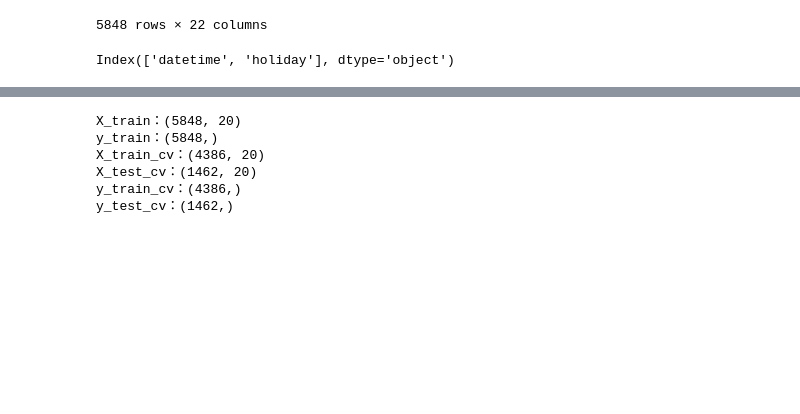
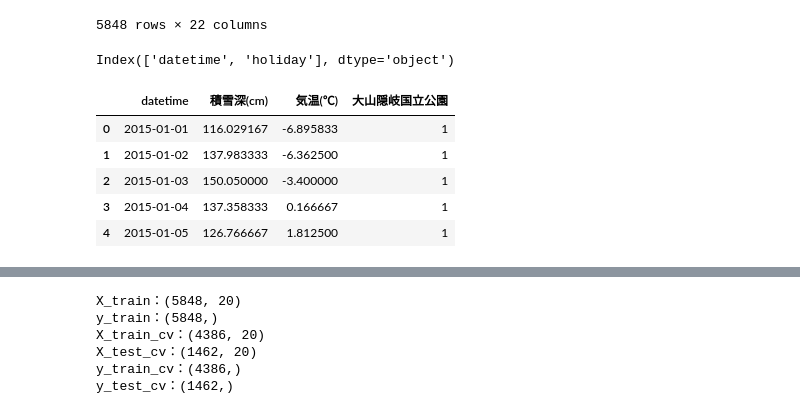
Before and after one commit to TaigoKuriyama/national_park_prediction, a Jupyter notebook: notebook/preprocess.ipynb, the cells around one changed output, grey strips where cells are left out. Saved outputs shown, nothing was run; the diff lists cells and outputs as text; code cells hidden in the pictures; blank space fills up the shorter version.

```diff
--- a/notebook/preprocess.ipynb
+++ b/notebook/preprocess.ipynb
@@ -112,6 +108,23 @@ df_holiday['datetime'] = pd.to_datetime(df_holiday['datetime'])
 df_holiday.columns
 # %% [output]
 Index(['datetime', 'holiday'], dtype='object')
+# %%
+# 防災科学技術研究所 ⼤⼭鏡ヶ成積雪気象観測施設における積雪気象観測データ
+# 日ごとの積雪量の平均データを作成
+df_nied_oyama = pd.read_csv('../data/raw/nied_oyama.tsv',sep='\t')
+df_nied_oyama['日時'] = pd.to_datetime(df_nied_oyama['日時'])
+df_nied_oyama['日時'] = df_nied_oyama['日時'].dt.strftime('%Y-%m-%d')
+df_nied_oyama_mean = df_nied_oyama.groupby('日時',as_index=False).mean()[['日時','積雪深(cm)', '気温(℃)']]
+df_oyama = df_nied_oyama_mean.assign(大山隠岐国立公園=1)
+df_oyama = df_oyama.rename(columns={'日時': 'datetime'})
+df_oyama.head()
+# %% [output]
+|  | datetime | 積雪深(cm) | 気温(℃) | 大山隠岐国立公園 |
+| 0 | 2015-01-01 | 116.029167 | -6.895833 | 1 |
+| 1 | 2015-01-02 | 137.983333 | -6.362500 | 1 |
+| 2 | 2015-01-03 | 150.050000 | -3.400000 | 1 |
+| 3 | 2015-01-04 | 137.358333 | 0.166667 | 1 |
+| 4 | 2015-01-05 | 126.766667 | 1.812500 | 1 |
 # %%
 # 学習データと休日データの結合
 df_merged = pd.merge(df_train,df_holiday,on='datetime')
```
Also changed, not shown: parts of 9 cells of this notebook, 1 other file.
